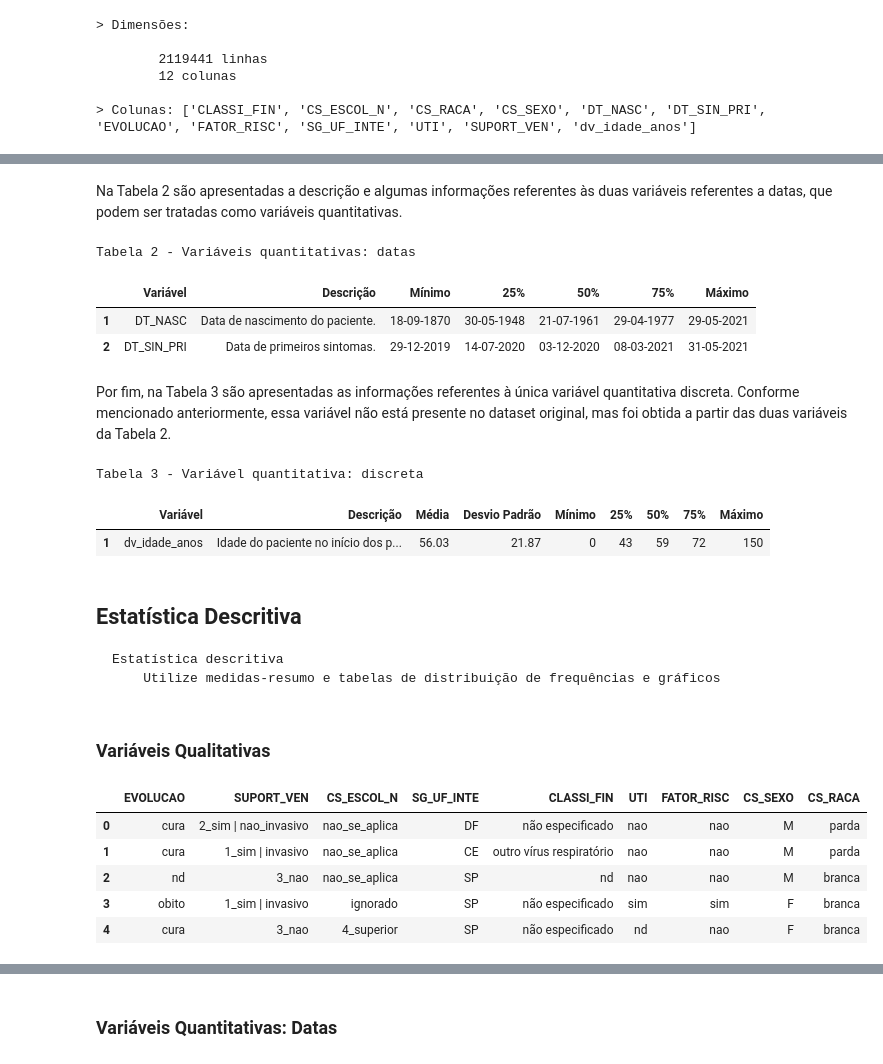
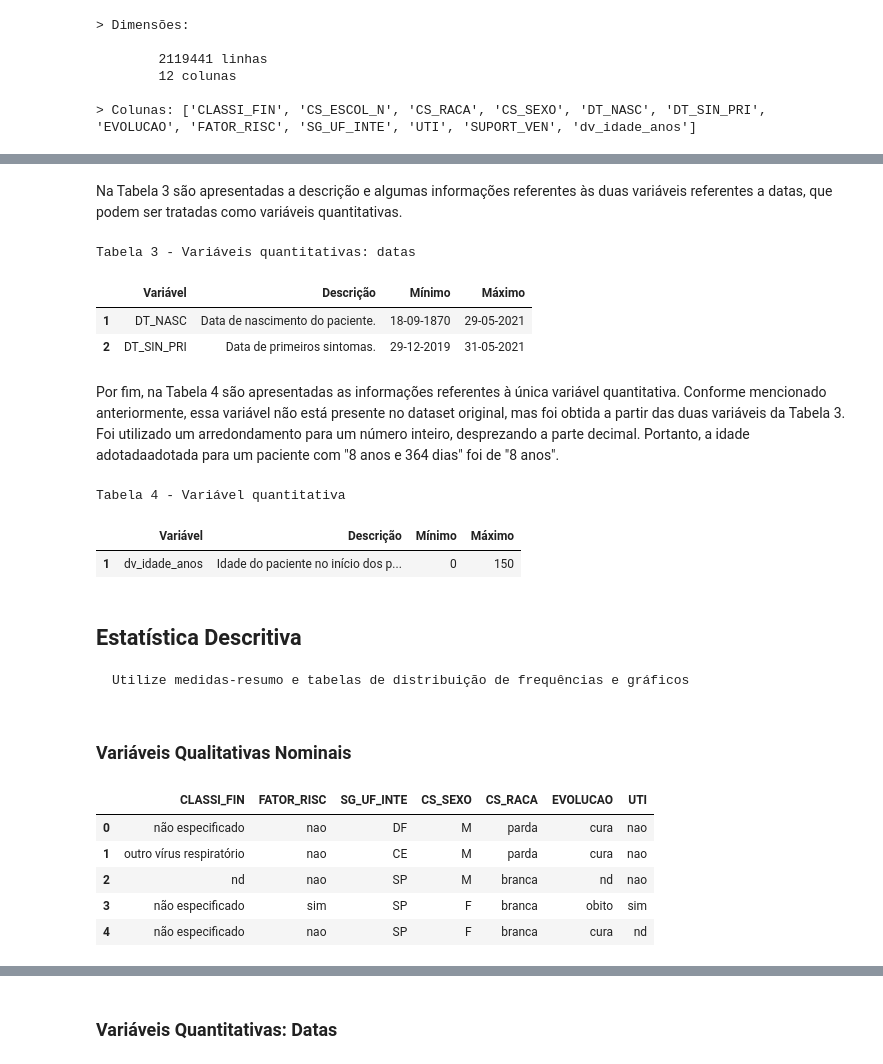
Before and after one commit to victor-marchesini/myfastpage, a Jupyter notebook: _notebooks/2021-06-06-AtividadeFinal-Parte1.ipynb, the cells around one changed output, grey strips where cells are left out. Saved outputs shown, nothing was run; the diff lists cells and outputs as text; code cells hidden in the pictures.

```diff
--- a/_notebooks/2021-06-06-AtividadeFinal-Parte1.ipynb
+++ b/_notebooks/2021-06-06-AtividadeFinal-Parte1.ipynb
@@ -646,21 +677,18 @@ time_cols = ['DT_NASC','DT_SIN_PRI']
 for col in time_cols:
     df_srag[col] = pd.to_datetime(df_srag[col], errors='coerce',dayfirst=True)
 
+
+df_srag['SUPORT_VEN'] = df_srag['SUPORT_VEN'].replace({'ignorado':'9_ignorado','nd':'999_nd'})
+df_srag['CS_ESCOL_N'] = df_srag['CS_ESCOL_N'].replace({'nao_se_aplica':'5_nao_se_aplica','ignorado':'9_ignorado','nd':'999_nd'})
 # ax = sns.histplot(data=x,discrete=False)
 
 var_dict = {**cat_nom, **cat_ord, **num_disc, **num_cont, **dates_var}
 var_dict['dv_idade_anos'] = 'Idade do paciente no início dos primeiros sintomas (anos).'
 
-qualitative_cols = ['CLASSI_FIN','CS_ESCOL_N','CS_RACA','CS_SEXO']
-qualitative_cols += ['EVOLUCAO','FATOR_RISC','SG_UF_INTE']
-qualitative_cols += ['UTI','SUPORT_VEN']
-
+nom_qualitative_cols = ['CLASSI_FIN','CS_RACA','CS_SEXO','EVOLUCAO','FATOR_RISC','SG_UF_INTE','UTI']
+ord_qualitative_cols = ['CS_ESCOL_N','SUPORT_VEN']
 date_cols = ['DT_NASC','DT_SIN_PRI']
 integer_cols = ['dv_idade_anos']
-
-
-include_dict = {'include':'all'} # ['O']
-df_desc = get_description_df(df_srag,var_dict,**include_dict)
 # %%
 #hide_input
 
@@ -687,15 +722,14 @@ Tabela 1 - Variáveis qualitativas
 # %% [markdown]
-Na Tabela 2 são apresentadas a descrição e algumas informações referentes às duas variáveis referentes a datas, que podem ser tratadas como variáveis quantitativas.
+Na Tabela 3 são apresentadas a descrição e algumas informações referentes às duas variáveis referentes a datas, que podem ser tratadas como variáveis quantitativas.
 # %%
 #hide_input
-
-df_desc = get_description_df(df_srag,var_dict,date_cols)
-# df_desc = df_desc.drop(columns=['Contagem'])
+df_desc = get_description_df(df_srag[date_cols],var_dict)
 new_cols = [df_desc.columns[-1]] + df_desc.columns[2:-1].to_list()
 
 df_desc = df_desc[new_cols]
+df_desc = df_desc.drop(columns=['25%','50%','75%'])
+
 formatter = {
-#         'Contagem': '{:.0f}'.format,
         'Média':"{:%d-%m-%Y}",
         'Mínimo': "{:%d-%m-%Y}",
         '25%': "{:%d-%m-%Y}",
@@ -704,24 +738,25 @@ formatter = {
         'Máximo': "{:%d-%m-%Y}"
     }
 
-table_count = 2
-# display(HTML(f'<strong><center>Tabela {table_count} - Variáveis quantitativas: datas</center></strong>'))
+table_count = 3
 table_title = f'Tabela {table_count} - Variáveis quantitativas: datas'
-show_table(df_desc,table_title,**formatter)
+show_table(df_desc,table_title,cols_left_width=250,**formatter)
 # %% [output]
-Tabela 2 - Variáveis quantitativas: datas
+Tabela 3 - Variáveis quantitativas: datas
-|  | Variável | Descrição | Mínimo | 25% | 50% | 75% | Máximo |
-| 1 | DT_NASC | Data de nascimento do paciente. | 18-09-1870 | 30-05-1948 | 21-07-1961 | 29-04-1977 | 29-05-2021 |
-| 2 | DT_SIN_PRI | Data de primeiros sintomas. | 29-12-2019 | 14-07-2020 | 03-12-2020 | 08-03-2021 | 31-05-2021 |
+|  | Variável | Descrição | Mínimo | Máximo |
+| 1 | DT_NASC | Data de nascimento do paciente. | 18-09-1870 | 29-05-2021 |
+| 2 | DT_SIN_PRI | Data de primeiros sintomas. | 29-12-2019 | 31-05-2021 |
 # %% [markdown]
-Por fim, na Tabela 3 são apresentadas as informações referentes à única variável quantitativa discreta. Conforme mencionado anteriormente, essa variável não está presente no dataset original, mas foi obtida a partir das duas variáveis da Tabela 2.
+Por fim, na Tabela 4 são apresentadas as informações referentes à única variável quantitativa. Conforme mencionado anteriormente, essa variável não está presente no dataset original, mas foi obtida a partir das duas variáveis da Tabela 3. Foi utilizado um arredondamento para um número inteiro, desprezando a parte decimal. Portanto, a idade adotadaadotada para um paciente com "8 anos e 364 dias" foi de "8 anos".
 # %%
 #hide_input
 
-df_desc = get_description_df(df_srag,var_dict,integer_cols)
+df_desc = get_description_df(df_srag[integer_cols],var_dict)
 new_cols = [df_desc.columns[-1]] + df_desc.columns[1:-1].to_list()
 
 df_desc = df_desc[new_cols]
+df_desc = df_desc.drop(columns=['Média','Desvio Padrão','25%','50%','75%'])
+
 formatter = {
     'Contagem': '{:.0f}'.format,
     'Média': '{:.2f}'.format,
@@ -733,33 +768,29 @@ formatter = {
     'Desvio Padrão': '{:.2f}'.format
 }
 
-table_count = 3
-table_title = f'Tabela {table_count} - Variável quantitativa: discreta'
-show_table(df_desc,table_title,**formatter)
+table_count = 4
+table_title = f'Tabela {table_count} - Variável quantitativa'
+show_table(df_desc,table_title,cols_left_width=320,**formatter)
 # %% [output]
-Tabela 3 - Variável quantitativa: discreta
+Tabela 4 - Variável quantitativa
-|  | Variável | Descrição | Média | Desvio Padrão | Mínimo | 25% | 50% | 75% | Máximo |
-| 1 | dv_idade_anos | Idade do paciente no início dos p... | 56.03 | 21.87 | 0 | 43 | 59 | 72 | 150 |
+|  | Variável | Descrição | Mínimo | Máximo |
+| 1 | dv_idade_anos | Idade do paciente no início dos p... | 0 | 150 |
 # %% [markdown]
 ## Estatística Descritiva
 
-    Estatística descritiva
-        Utilize medidas-resumo e tabelas de distribuição de frequências e gráficos
+    Utilize medidas-resumo e tabelas de distribuição de frequências e gráficos
 # %% [markdown]
-### Variáveis Qualitativas
+### Variáveis Qualitativas Nominais
 # %%
 #hide
-table_count=3
-graph_count=0
-
-df = df_srag[set(qualitative_cols + ['EVOLUCAO'])]
+df = df_srag[set(nom_qualitative_cols + ['EVOLUCAO'])]
 df.head()
 # %% [output]
-|  | EVOLUCAO | SUPORT_VEN | CS_ESCOL_N | SG_UF_INTE | CLASSI_FIN | UTI | FATOR_RISC | CS_SEXO | CS_RACA |
-| 0 | cura | 2_sim | nao_invasivo | nao_se_aplica | DF | não especificado | nao | nao | M | parda |
-| 1 | cura | 1_sim | invasivo | nao_se_aplica | CE | outro vírus respiratório | nao | nao | M | parda |
-| 2 | nd | 3_nao | nao_se_aplica | SP | nd | nao | nao | M | branca |
-| 3 | obito | 1_sim | invasivo | ignorado | SP | não especificado | sim | sim | F | branca |
-| 4 | cura | 3_nao | 4_superior | SP | não especificado | nd | nao | F | branca |
+|  | CLASSI_FIN | FATOR_RISC | SG_UF_INTE | CS_SEXO | CS_RACA | EVOLUCAO | UTI |
+| 0 | não especificado | nao | DF | M | parda | cura | nao |
+| 1 | outro vírus respiratório | nao | CE | M | parda | cura | nao |
+| 2 | nd | nao | SP | M | branca | nd | nao |
+| 3 | não especificado | sim | SP | F | branca | obito | sim |
+| 4 | não especificado | nao | SP | F | branca | cura | nd |
 # %%
 #hide_input
```
Also changed, not shown: parts of 16 cells of this notebook.
